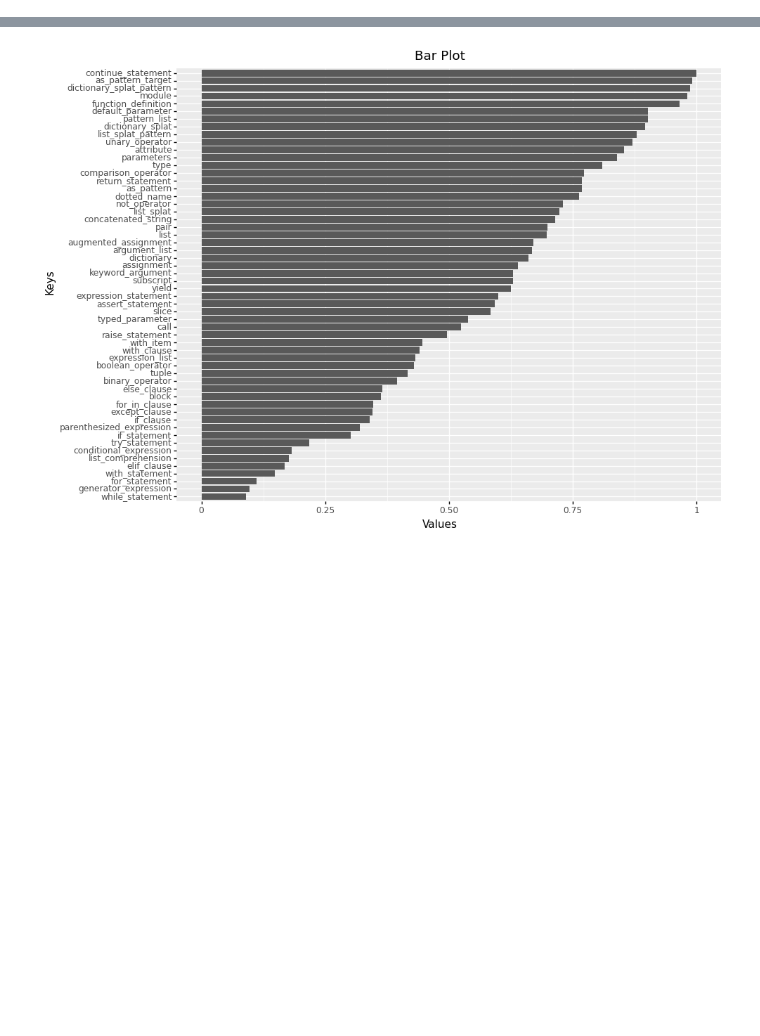
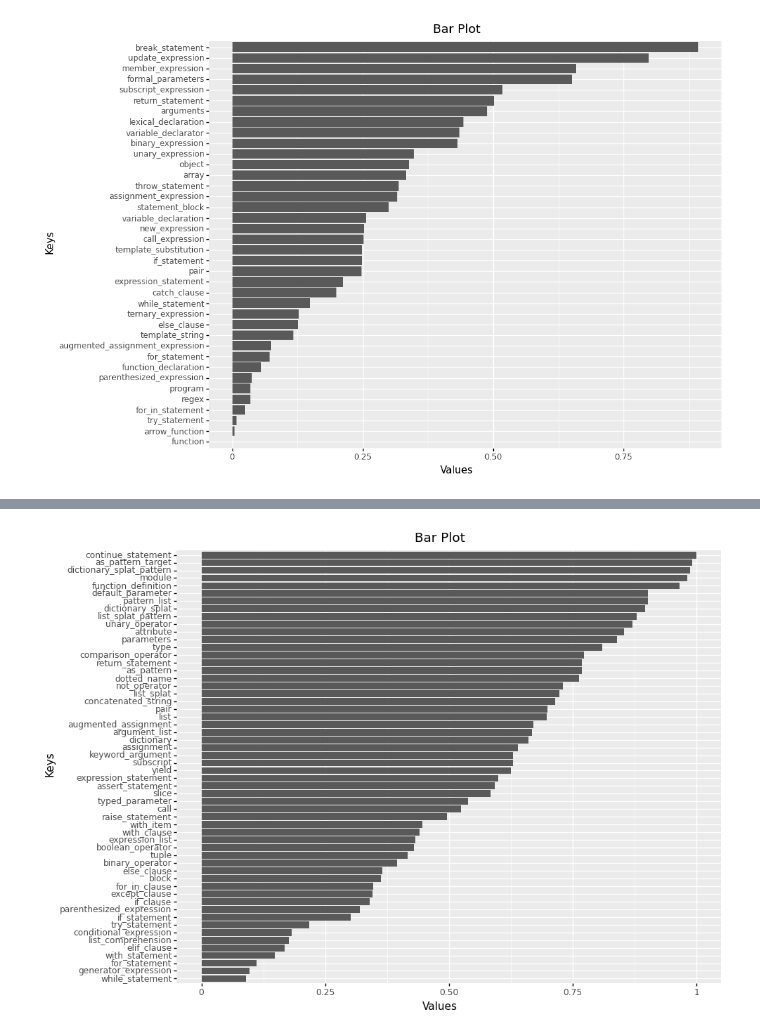
Before and after one commit to Antolin1/multilingual-ast-probe, a Jupyter notebook: notebook/non-terminals.ipynb, the cells around one changed output, grey strips where cells are left out. Drawn from its saved outputs; the diff is of its cells as text; code cells hidden in the pictures; blank space fills up the shorter version.

```diff
--- a/notebook/non-terminals.ipynb
+++ b/notebook/non-terminals.ipynb
@@ -51,0 +69,13 @@ create_barplot(means)
+# %%
+source = 'csharp'
+target = l
+path = f'../transfer/{source}_{target}.log'
+with open(path, 'rb') as f:
+    data = pickle.load(f)
+recall_source_target = data['recall_nonterminals']
+recalls = {x: y for x, y in recall_source_target.items()}
+sizes = {x: len(y) for x, y in recalls.items()}
+means_2 = {x: np.mean(y) for x, y in recalls.items() if sizes[x] >= min_snippets}
+create_barplot(means_2)
+# %% [output]
+[figure, added]
```
Also changed, not shown: parts of 5 cells of this notebook, 4 other files.
